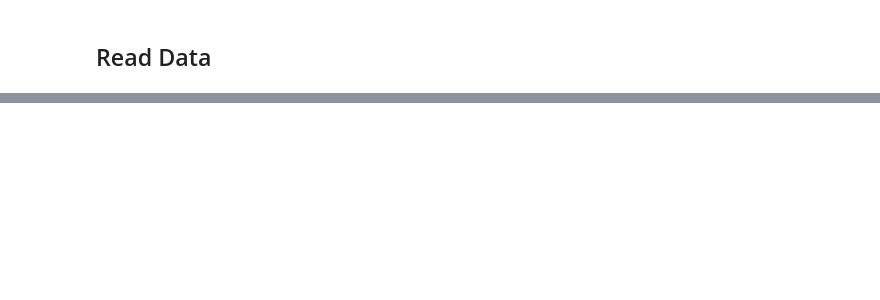
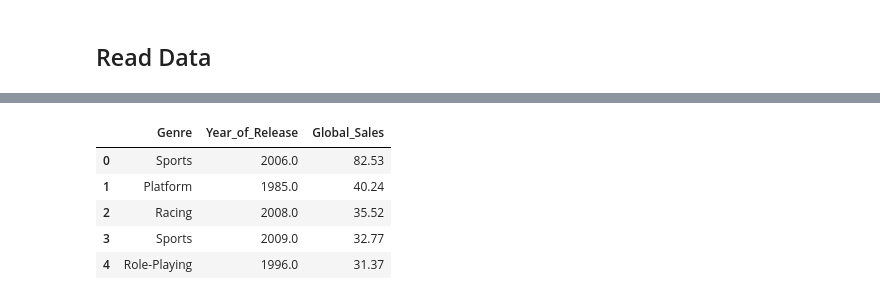
Before and after one commit to GhiathAjam/Analysis-of-Video-Games-Sales, a Jupyter notebook: Analysis/PredictiveQuestions/Q2.ipynb, the cells around one changed output, grey strips where cells are left out. Drawn from its saved outputs; the diff is of its cells as text; code cells hidden in the pictures; blank space fills up the shorter version.

```diff
--- a/Analysis/PredictiveQuestions/Q2.ipynb
+++ b/Analysis/PredictiveQuestions/Q2.ipynb
@@ -220,0 +26,15 @@ R2 score = 0.04
+# %%
+# read the data
+df_train=read_data(kind='all')
+df_val = read_data(kind='val')
+selected_cols=[ 'Genre', 'Year_of_Release',  'Global_Sales']
+df_train = df_train[selected_cols]
+df_val = df_val[selected_cols]
+df_train.head()
+# %% [output]
+|  | Genre | Year_of_Release | Global_Sales |
+| 0 | Sports | 2006.0 | 82.53 |
+| 1 | Platform | 1985.0 | 40.24 |
+| 2 | Racing | 2008.0 | 35.52 |
+| 3 | Sports | 2009.0 | 32.77 |
+| 4 | Role-Playing | 1996.0 | 31.37 |
```
Also changed, not shown: parts of 44 cells of this notebook.
